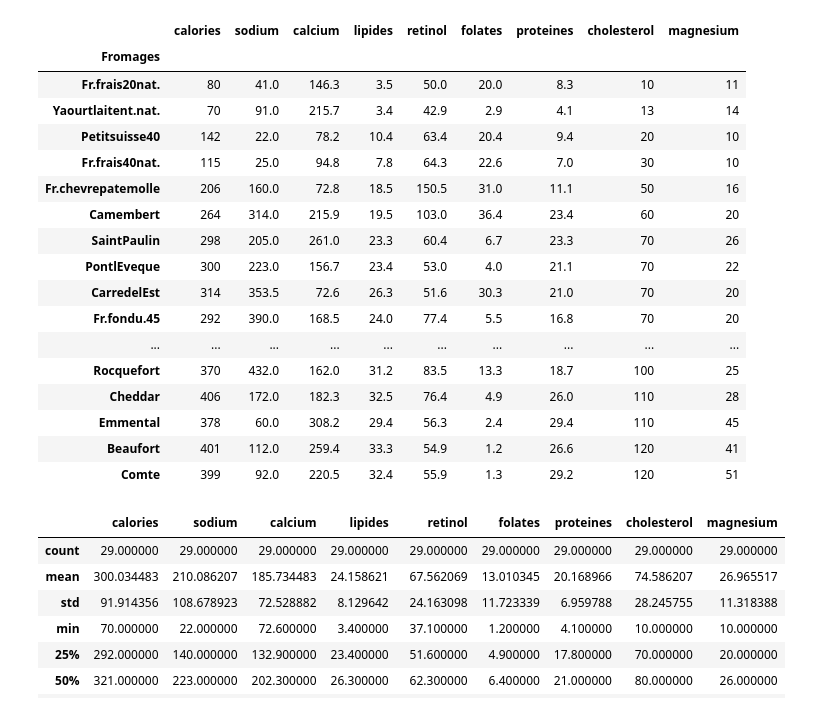
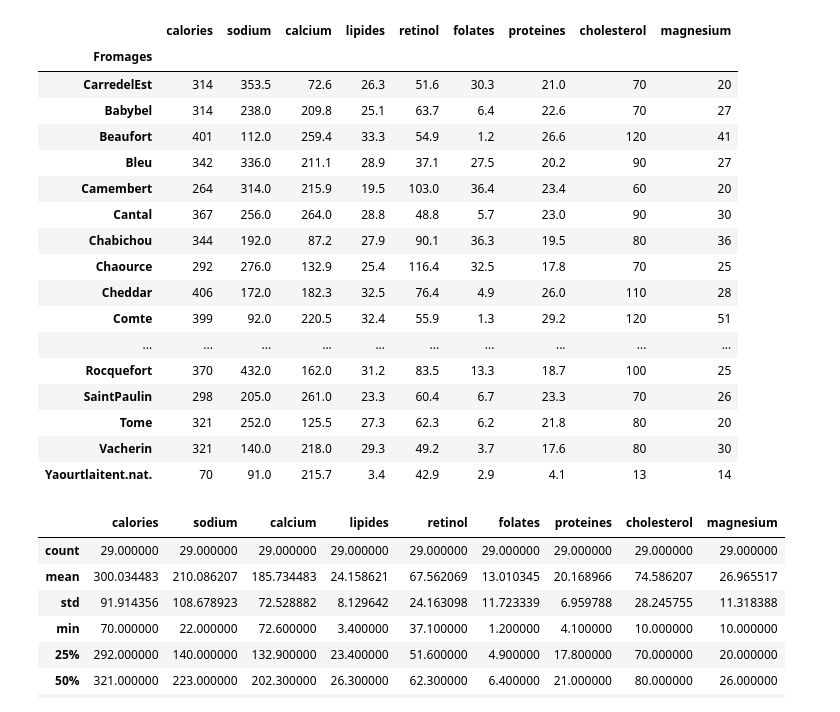
Before and after one commit to BoureimaAbdoulkadri/Machine_deep_learning, a Jupyter notebook: cheese-kmeans.ipynb, the cells around one changed output. Cells and saved outputs as stored; diff of their text form; code cells hidden in the pictures.

```diff
--- a/cheese-kmeans.ipynb
+++ b/cheese-kmeans.ipynb
@@ -8,28 +36,28 @@ from sklearn import cluster
 # %%
 df = pd.read_csv('./cheese.txt', sep='\t')
 # Ou encore
 df = df.set_index('Fromages')
 df.sort_values('cholesterol')
-# df
+df
 # %% [output]
 |  | calories | sodium | calcium | lipides | retinol | folates | proteines | cholesterol | magnesium |
 | Fromages |  |  |  |  |  |  |  |  |  |
-| Fr.frais20nat. | 80 | 41.0 | 146.3 | 3.5 | 50.0 | 20.0 | 8.3 | 10 | 11 |
-| Yaourtlaitent.nat. | 70 | 91.0 | 215.7 | 3.4 | 42.9 | 2.9 | 4.1 | 13 | 14 |
-| Petitsuisse40 | 142 | 22.0 | 78.2 | 10.4 | 63.4 | 20.4 | 9.4 | 20 | 10 |
-| Fr.frais40nat. | 115 | 25.0 | 94.8 | 7.8 | 64.3 | 22.6 | 7.0 | 30 | 10 |
-| Fr.chevrepatemolle | 206 | 160.0 | 72.8 | 18.5 | 150.5 | 31.0 | 11.1 | 50 | 16 |
+| CarredelEst | 314 | 353.5 | 72.6 | 26.3 | 51.6 | 30.3 | 21.0 | 70 | 20 |
+| Babybel | 314 | 238.0 | 209.8 | 25.1 | 63.7 | 6.4 | 22.6 | 70 | 27 |
+| Beaufort | 401 | 112.0 | 259.4 | 33.3 | 54.9 | 1.2 | 26.6 | 120 | 41 |
+| Bleu | 342 | 336.0 | 211.1 | 28.9 | 37.1 | 27.5 | 20.2 | 90 | 27 |
 | Camembert | 264 | 314.0 | 215.9 | 19.5 | 103.0 | 36.4 | 23.4 | 60 | 20 |
-| SaintPaulin | 298 | 205.0 | 261.0 | 23.3 | 60.4 | 6.7 | 23.3 | 70 | 26 |
-| PontlEveque | 300 | 223.0 | 156.7 | 23.4 | 53.0 | 4.0 | 21.1 | 70 | 22 |
-| CarredelEst | 314 | 353.5 | 72.6 | 26.3 | 51.6 | 30.3 | 21.0 | 70 | 20 |
-| Fr.fondu.45 | 292 | 390.0 | 168.5 | 24.0 | 77.4 | 5.5 | 16.8 | 70 | 20 |
+| Cantal | 367 | 256.0 | 264.0 | 28.8 | 48.8 | 5.7 | 23.0 | 90 | 30 |
+| Chabichou | 344 | 192.0 | 87.2 | 27.9 | 90.1 | 36.3 | 19.5 | 80 | 36 |
+| Chaource | 292 | 276.0 | 132.9 | 25.4 | 116.4 | 32.5 | 17.8 | 70 | 25 |
+| Cheddar | 406 | 172.0 | 182.3 | 32.5 | 76.4 | 4.9 | 26.0 | 110 | 28 |
+| Comte | 399 | 92.0 | 220.5 | 32.4 | 55.9 | 1.3 | 29.2 | 120 | 51 |
 | ... | ... | ... | ... | ... | ... | ... | ... | ... | ... |
 | Rocquefort | 370 | 432.0 | 162.0 | 31.2 | 83.5 | 13.3 | 18.7 | 100 | 25 |
-| Cheddar | 406 | 172.0 | 182.3 | 32.5 | 76.4 | 4.9 | 26.0 | 110 | 28 |
-| Emmental | 378 | 60.0 | 308.2 | 29.4 | 56.3 | 2.4 | 29.4 | 110 | 45 |
-| Beaufort | 401 | 112.0 | 259.4 | 33.3 | 54.9 | 1.2 | 26.6 | 120 | 41 |
-| Comte | 399 | 92.0 | 220.5 | 32.4 | 55.9 | 1.3 | 29.2 | 120 | 51 |
+| SaintPaulin | 298 | 205.0 | 261.0 | 23.3 | 60.4 | 6.7 | 23.3 | 70 | 26 |
+| Tome | 321 | 252.0 | 125.5 | 27.3 | 62.3 | 6.2 | 21.8 | 80 | 20 |
+| Vacherin | 321 | 140.0 | 218.0 | 29.3 | 49.2 | 3.7 | 17.6 | 80 | 30 |
+| Yaourtlaitent.nat. | 70 | 91.0 | 215.7 | 3.4 | 42.9 | 2.9 | 4.1 | 13 | 14 |
 # %%
 ## Stats desc
 # Unidimensionnelle
```
Also changed, not shown: parts of 6 cells of this notebook, 1 other file.
